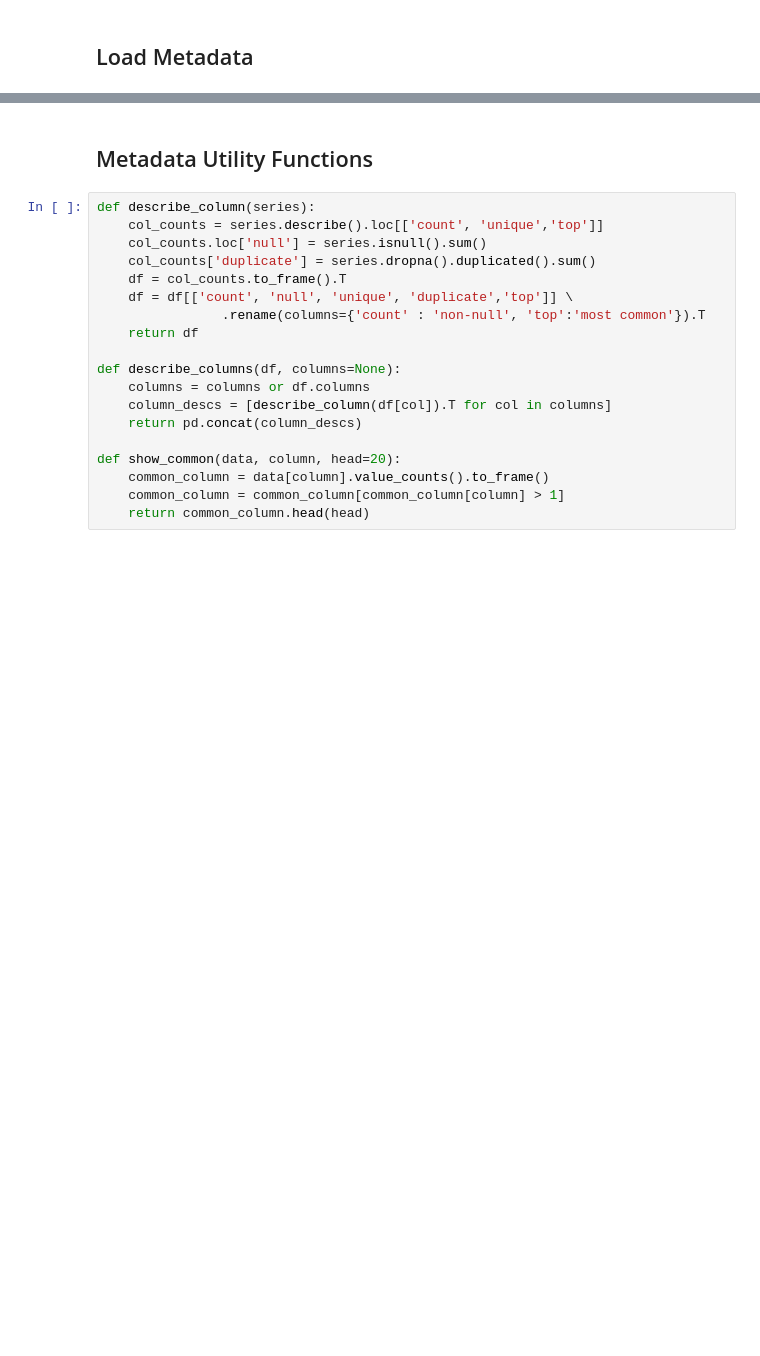
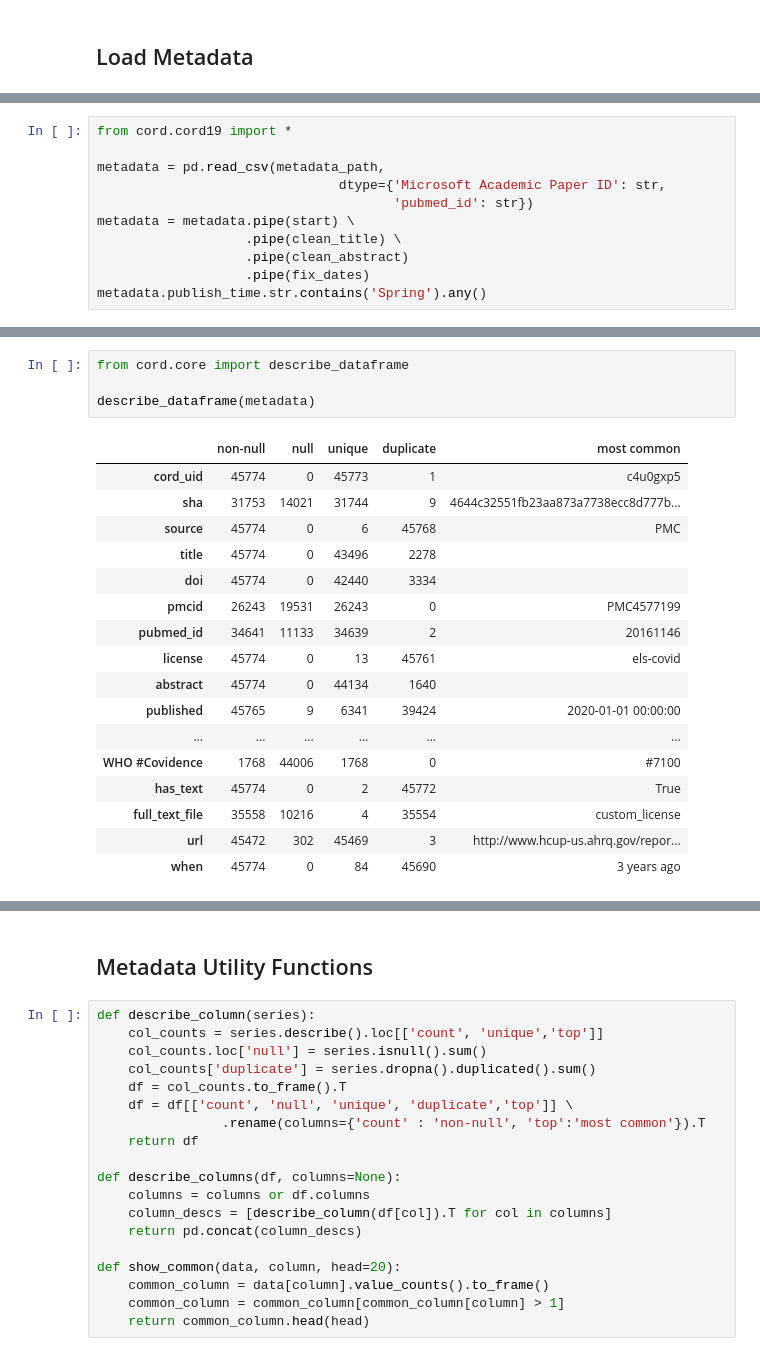
Before and after one commit to dgunning/cord19, a Jupyter notebook: MetadataAnalysis.ipynb, the cells around one changed output, grey strips where cells are left out. Saved outputs shown, nothing was run; the diff lists cells and outputs as text; blank space fills up the shorter version.

```diff
--- a/MetadataAnalysis.ipynb
+++ b/MetadataAnalysis.ipynb
@@ -21,0 +29,11 @@ metadata = pd.read_csv(metadata_path,
+# %%
+from cord.cord19 import *
+
+metadata = pd.read_csv(metadata_path,
+                               dtype={'Microsoft Academic Paper ID': str,
+                                      'pubmed_id': str})
+metadata = metadata.pipe(start) \
+                   .pipe(clean_title) \
+                   .pipe(clean_abstract)
+                   .pipe(fix_dates)
+metadata.publish_time.str.contains('Spring').any()
@@ -21,0 +52,22 @@ metadata = pd.read_csv(metadata_path,
+# %%
+from cord.core import describe_dataframe
+
+describe_dataframe(metadata)
+# %% [output]
+|  | non-null | null | unique | duplicate | most common |
+| cord_uid | 45774 | 0 | 45773 | 1 | c4u0gxp5 |
+| sha | 31753 | 14021 | 31744 | 9 | 4644c32551fb23aa873a7738ecc8d777b... |
+| source | 45774 | 0 | 6 | 45768 | PMC |
+| title | 45774 | 0 | 43496 | 2278 |  |
+| doi | 45774 | 0 | 42440 | 3334 |  |
+| pmcid | 26243 | 19531 | 26243 | 0 | PMC4577199 |
+| pubmed_id | 34641 | 11133 | 34639 | 2 | 20161146 |
+| license | 45774 | 0 | 13 | 45761 | els-covid |
+| abstract | 45774 | 0 | 44134 | 1640 |  |
+| published | 45765 | 9 | 6341 | 39424 | 2020-01-01 00:00:00 |
+| ... | ... | ... | ... | ... | ... |
+| WHO #Covidence | 1768 | 44006 | 1768 | 0 | #7100 |
+| has_text | 45774 | 0 | 2 | 45772 | True |
+| full_text_file | 35558 | 10216 | 4 | 35554 | custom_license |
+| url | 45472 | 302 | 45469 | 3 | http://www.hcup-us.ahrq.gov/repor... |
+| when | 45774 | 0 | 84 | 45690 | 3 years ago |
```
Also changed, not shown: parts of 7 cells of this notebook, 1 other file.
